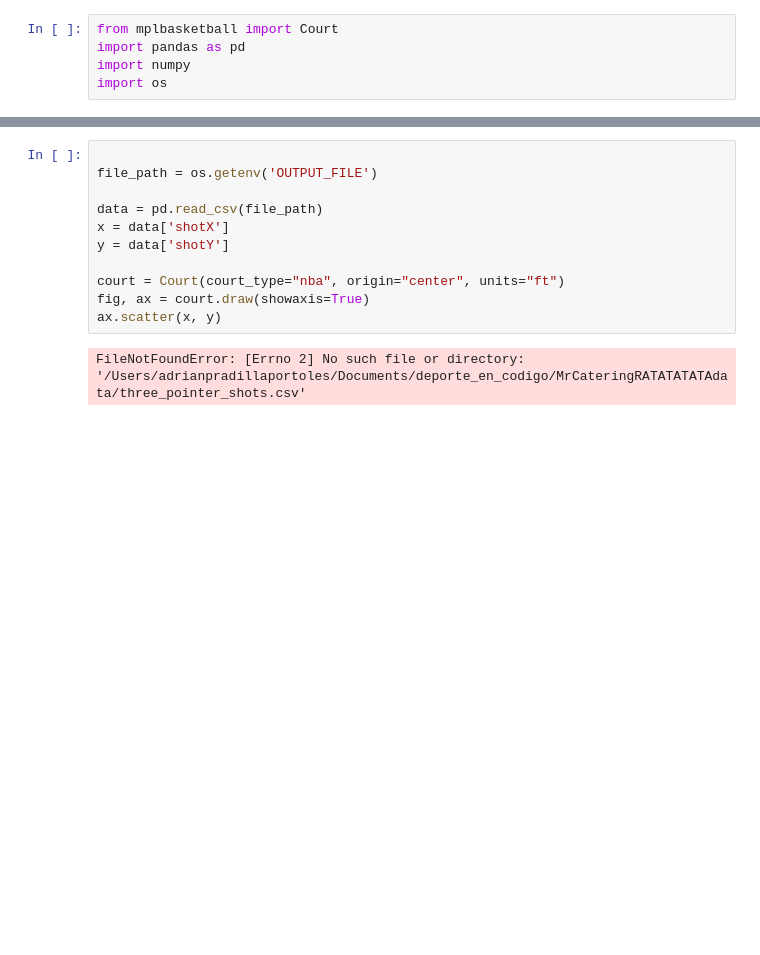
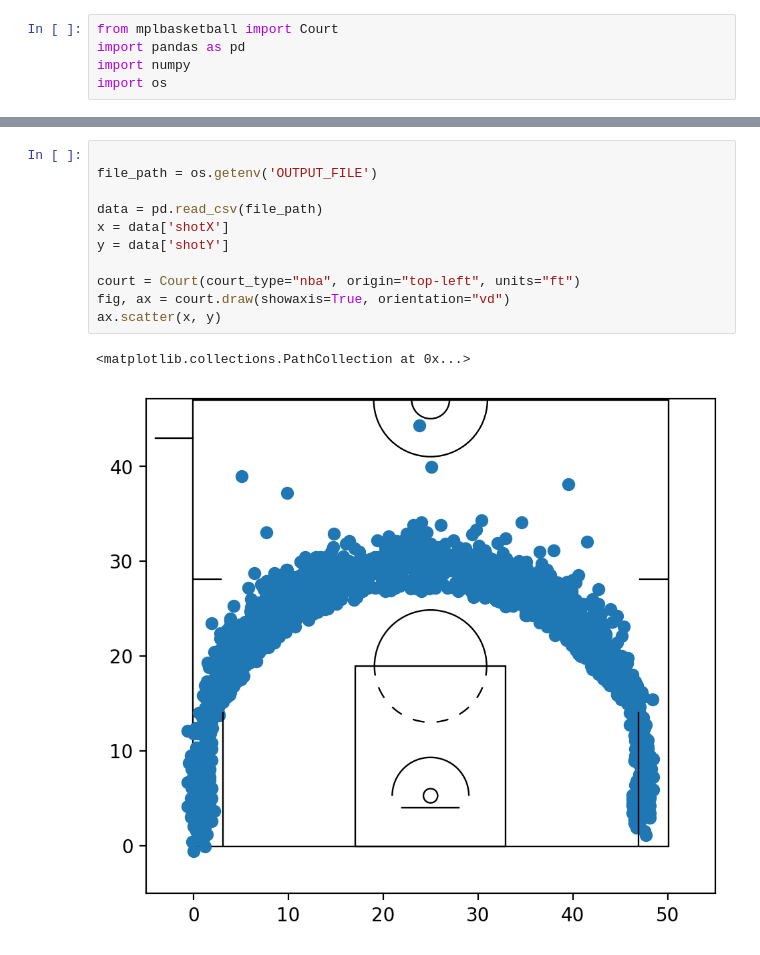
Before and after one commit to apradillap/MrCateringRATATATATA, a Jupyter notebook: notebooks/jose_manuel_calderon_3pt_shots.ipynb, the cells around one changed output, grey strips where cells are left out. Drawn from its saved outputs; the diff is of its cells as text; blank space fills up the shorter version.

Commit message:
With data on an NBA court

```diff
--- a/notebooks/jose_manuel_calderon_3pt_shots.ipynb
+++ b/notebooks/jose_manuel_calderon_3pt_shots.ipynb
@@ -6,13 +22,14 @@ import os
 # %%
 
 file_path = os.getenv('OUTPUT_FILE')
 
 data = pd.read_csv(file_path)
 x = data['shotX']
 y = data['shotY']
 
-court = Court(court_type="nba", origin="center", units="ft")
-fig, ax = court.draw(showaxis=True)
+court = Court(court_type="nba", origin="top-left", units="ft")
+fig, ax = court.draw(showaxis=True, orientation="vd")
 ax.scatter(x, y)
 # %% [output]
-FileNotFoundError: [Errno 2] No such file or directory: '/Users/adrianpradillaportoles/Documents/deporte_en_codigo/MrCateringRATATATATAdata/three_pointer_shots.csv'
+<matplotlib.collections.PathCollection at 0x...>
+[figure, added]
```
Also changed, not shown: parts of 1 cell of this notebook.
